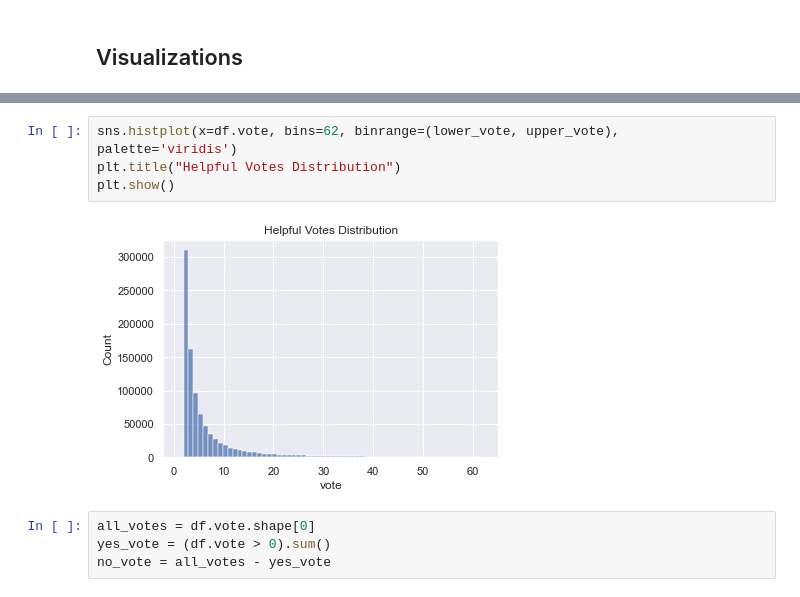
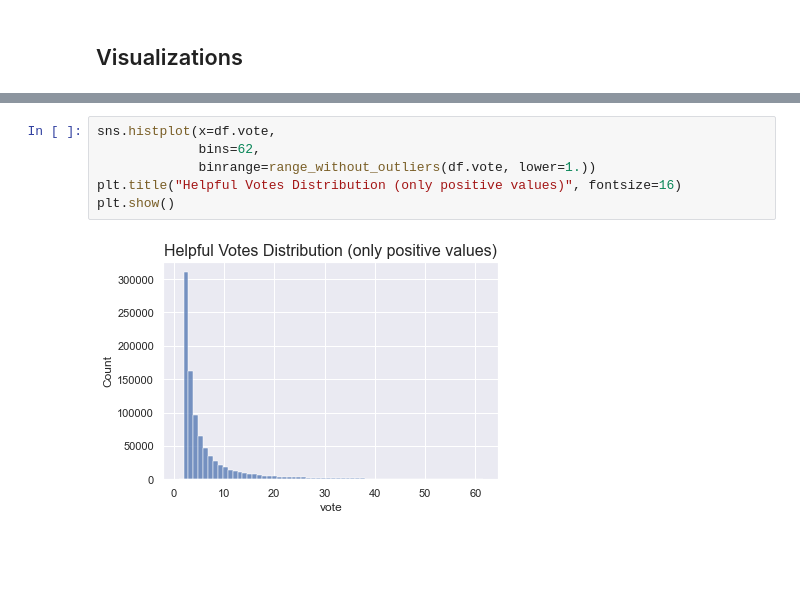
Before and after one commit to MagdaW19/Sentiment_Analysis, a Jupyter notebook: notebooks/EDA.ipynb, the cells around one changed output, grey strips where cells are left out. Drawn from its saved outputs; the diff is of its cells as text; blank space fills up the shorter version.

```diff
--- a/notebooks/EDA.ipynb
+++ b/notebooks/EDA.ipynb
@@ -107,10 +91,8 @@ Range without outliers: 1 - 62
 # %%
-sns.histplot(x=df.vote, bins=62, binrange=(lower_vote, upper_vote), palette='viridis')
-plt.title("Helpful Votes Distribution")
+sns.histplot(x=df.vote,
+             bins=62,
+             binrange=range_without_outliers(df.vote, lower=1.))
+plt.title("Helpful Votes Distribution (only positive values)", fontsize=16)
 plt.show()
 # %% [output]
-[figure, old version]
+[figure, new version]
-# %%
-all_votes = df.vote.shape[0]
-yes_vote = (df.vote > 0).sum()
-no_vote = all_votes - yes_vote
```
Also changed, not shown: parts of 11 cells of this notebook, 2 other files.
